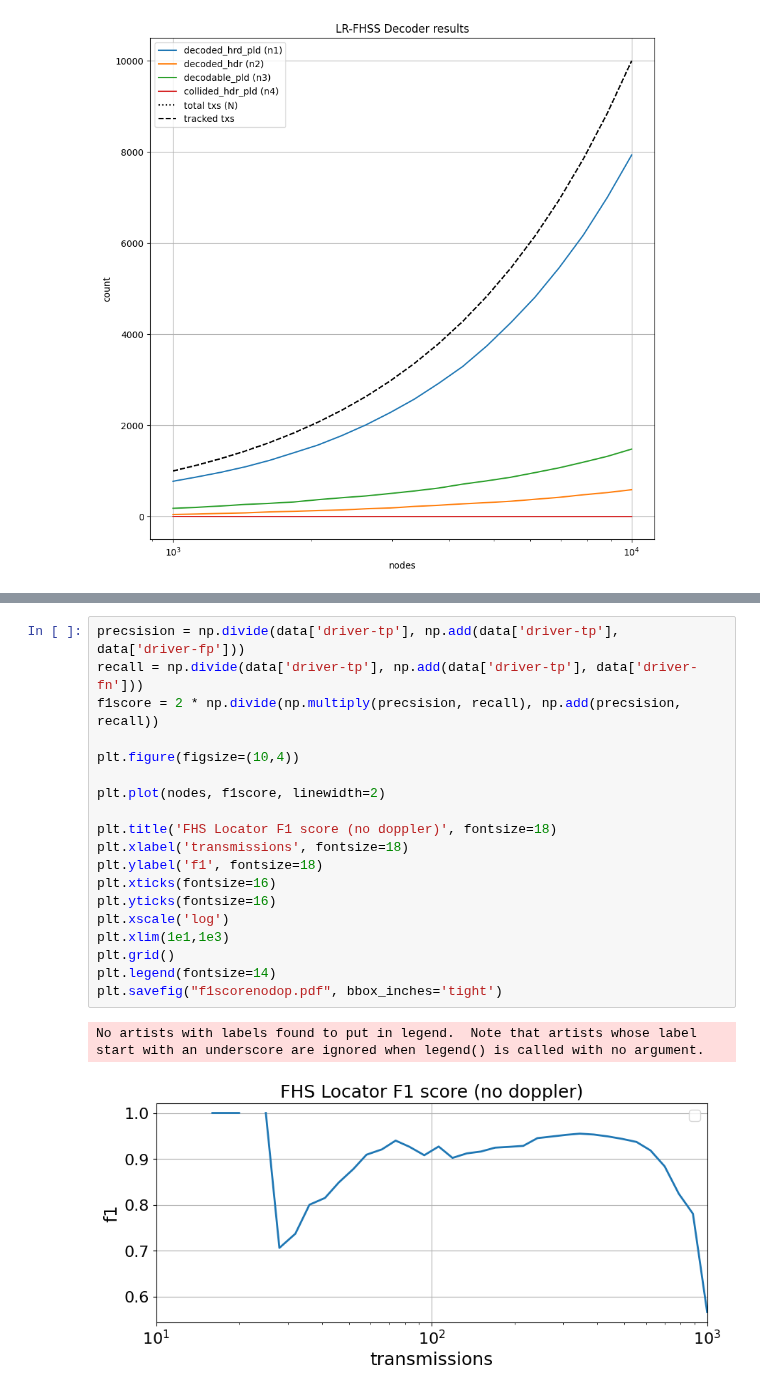
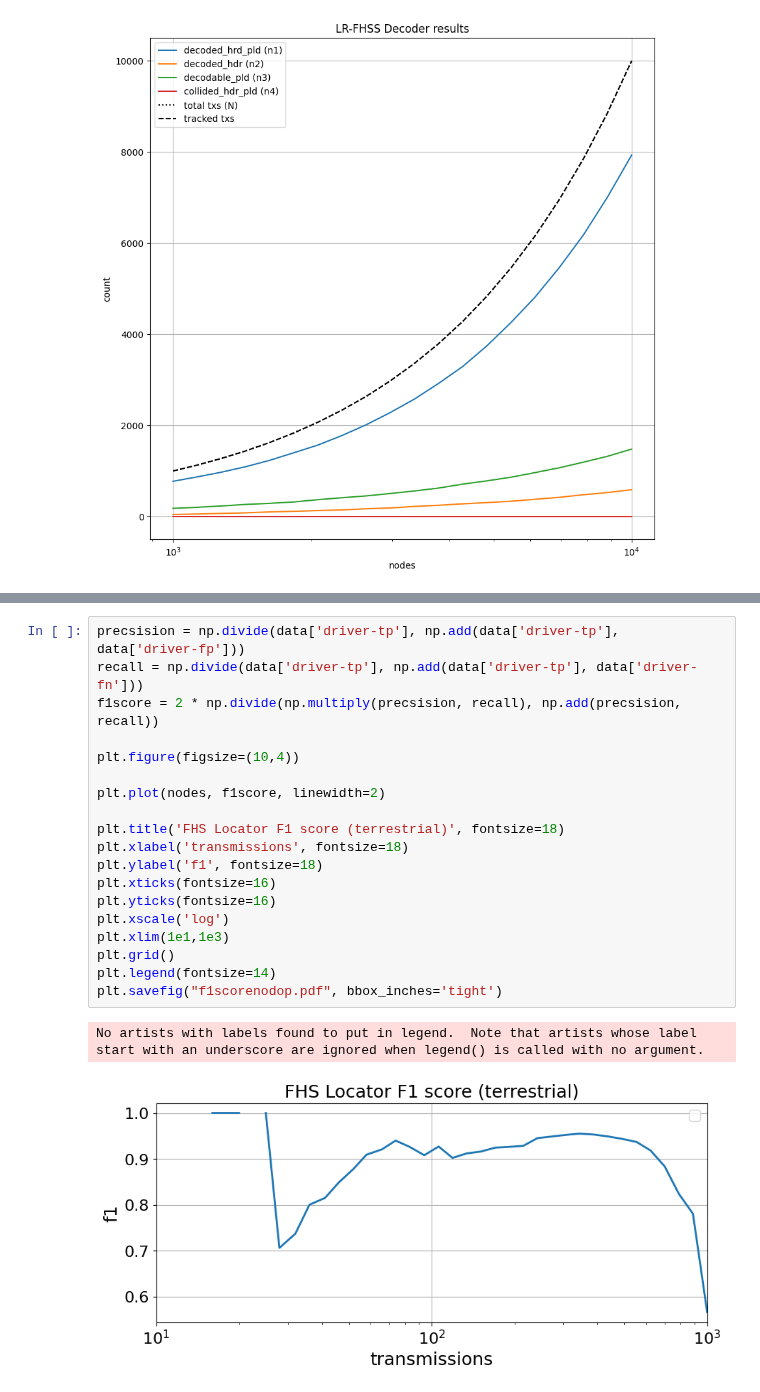
Before and after one commit to diegomm6/lr-fhss_seq-families, a Jupyter notebook: sinrdecode.ipynb, the cells around one changed output, grey strips where cells are left out. Drawn from its saved outputs; the diff is of its cells as text.

```diff
--- a/sinrdecode.ipynb
+++ b/sinrdecode.ipynb
@@ -167,22 +167,22 @@ plt.savefig("ocwchoccnodop.pdf", bbox_inches='tight')
 # %%
 precsision = np.divide(data['driver-tp'], np.add(data['driver-tp'], data['driver-fp']))
 recall = np.divide(data['driver-tp'], np.add(data['driver-tp'], data['driver-fn']))
 f1score = 2 * np.divide(np.multiply(precsision, recall), np.add(precsision, recall))
 
 plt.figure(figsize=(10,4))
 
 plt.plot(nodes, f1score, linewidth=2)
 
-plt.title('FHS Locator F1 score (no doppler)', fontsize=18)
+plt.title('FHS Locator F1 score (terrestrial)', fontsize=18)
 plt.xlabel('transmissions', fontsize=18)
 plt.ylabel('f1', fontsize=18)
 plt.xticks(fontsize=16)
 plt.yticks(fontsize=16)
 plt.xscale('log')
 plt.xlim(1e1,1e3)
 plt.grid()
 plt.legend(fontsize=14)
 plt.savefig("f1scorenodop.pdf", bbox_inches='tight')
 # %% [output]
 No artists with labels found to put in legend.  Note that artists whose label start with an underscore are ignored when legend() is called with no argument.
-[figure, old version]
+[figure, new version]
```
Also changed, not shown: parts of 3 cells of this notebook, 5 other files.
